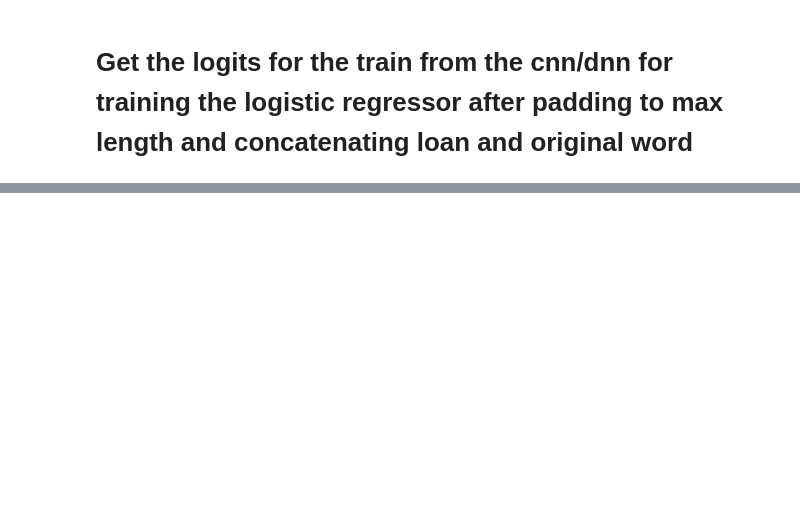
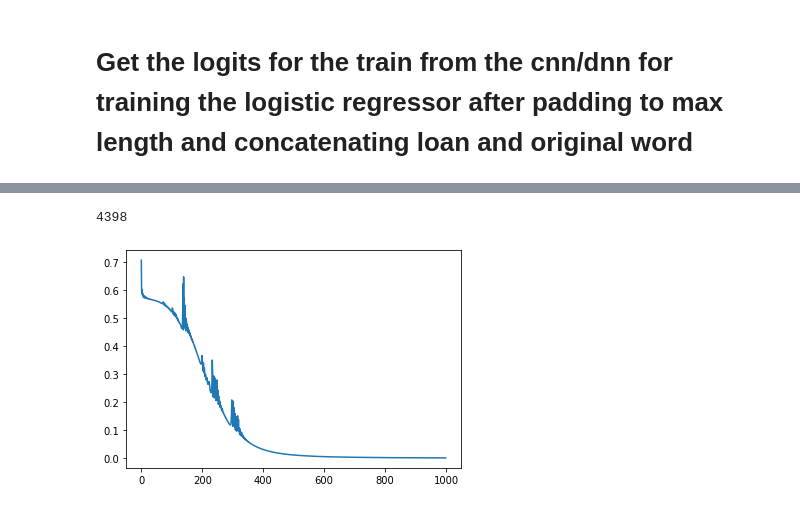
Before and after one commit to csu-signal/loan-word-detection, a Jupyter notebook: TorchClassifier_Panphon_features/XLM_MBERT_cosim_logistic_regressor.ipynb, the cells around one changed output, grey strips where cells are left out. Saved outputs shown, nothing was run; the diff lists cells and outputs as text; code cells hidden in the pictures; blank space fills up the shorter version.

```diff
--- a/TorchClassifier_Panphon_features/XLM_MBERT_cosim_logistic_regressor.ipynb
+++ b/TorchClassifier_Panphon_features/XLM_MBERT_cosim_logistic_regressor.ipynb
@@ -705,3 +706,6 @@ optimizer = optim.Adam(model.parameters(), lr=0.001)
 # %%
-X_train = torch.tensor(X_train).to(device)
-Y_train = torch.tensor(Y_train).to(device)
+#X_train = torch.tensor(X_train).to(device)
+#Y_train = torch.tensor(Y_train).to(device)
+
+X_test= torch.tensor(X_test).to(device)
+Y_test = torch.tensor(Y_test).to(device)
@@ -773,0 +840,7 @@ pred_probab
+# %%
+#X_train = torch.tensor(X_train).view(-1,23,23).to(device)
+X_train_CNN = torch.tensor(X_train_CNN).view(-1,33,33).to(device)
+#X_train = torch.tensor(X_train).to(device)
+#Y_train = torch.tensor(Y_train).to(device)
+Y_train_CNN = torch.tensor(Y_train_CNN).to(device)
+#X_test = torch.tensor(X_test).view(-1,23,23).to(device)
@@ -773,0 +870,4 @@ pred_probab
+# %%
+optimizer = optim.Adam(net.parameters(), lr=0.001)
+#loss_function = nn.MSELoss()
+loss_function = nn.BCELoss().to(device)
@@ -773,0 +876,24 @@ pred_probab
+# %%
+loss_cnn_train = []
+EPOCHS = 1000
+BATCH_SIZE = 120
+cnn_logits_lst = []
+
+for epoch in range(EPOCHS):
+    #for i in tqdm(range(0, len(X_train_CNN), BATCH_SIZE)):
+    batch_X = X_train_CNN.view(-1, 1, 33,33)
+    batch_y = Y_train_CNN
+
+
+    net.zero_grad()
+    outputs = net(batch_X.float())[0]
+    cnn_logits = net(batch_X.float())[1]
+    #cnn_logits_lst.extend(cnn_logits)
+    #print(outputs)
+    loss = loss_function(outputs,  batch_y.float().reshape((-1,1)))
+
+    loss.backward()
+    optimizer.step()
+    loss_cnn_train.append(loss)
+    if EPOCHS % 100 == 0:
+        print(f"Epoch: {epoch}. Loss: {loss}")
@@ -773,0 +918,6 @@ pred_probab
+# %%
+plt.plot(loss_cnn_train)
+len(cnn_logits)
+# %% [output]
+4398
+[figure, added]
```
Also changed, not shown: parts of 94 cells of this notebook.
